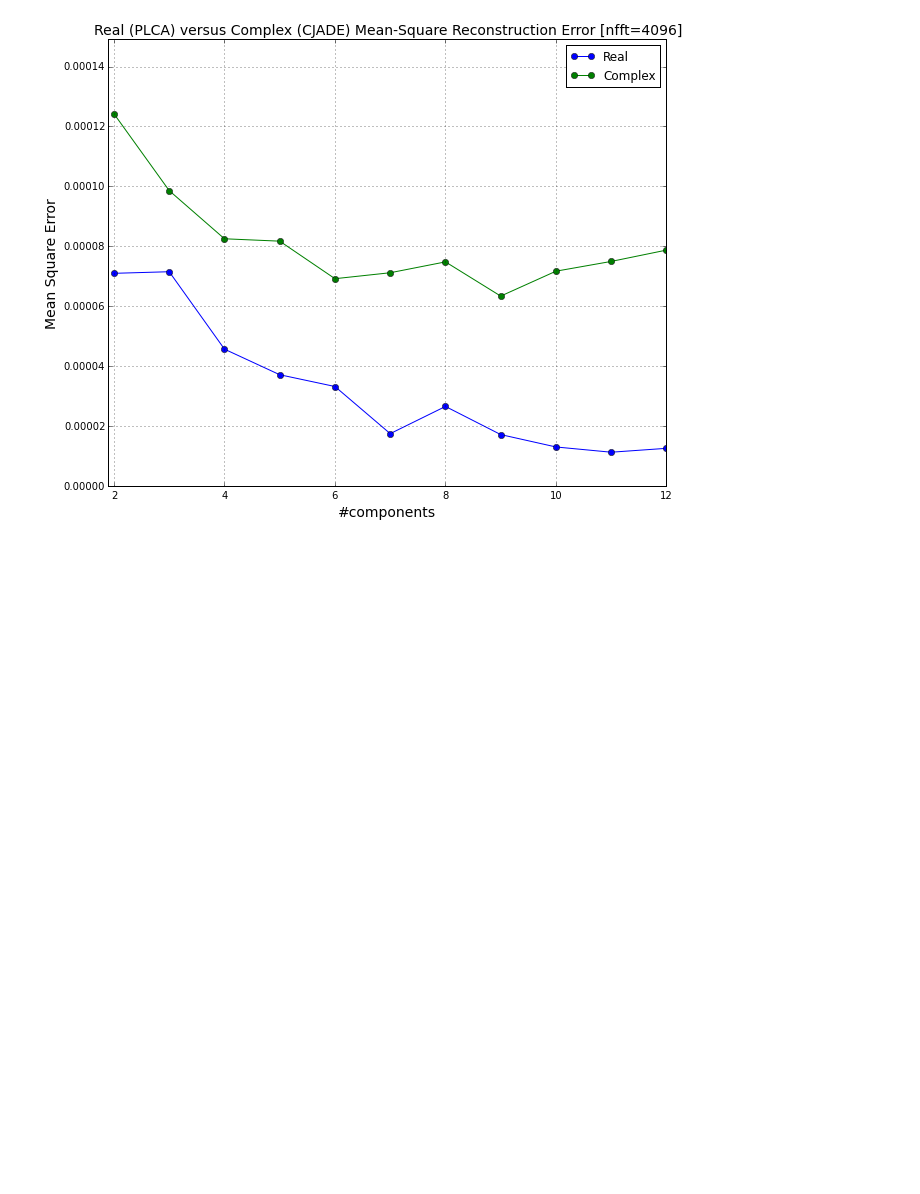
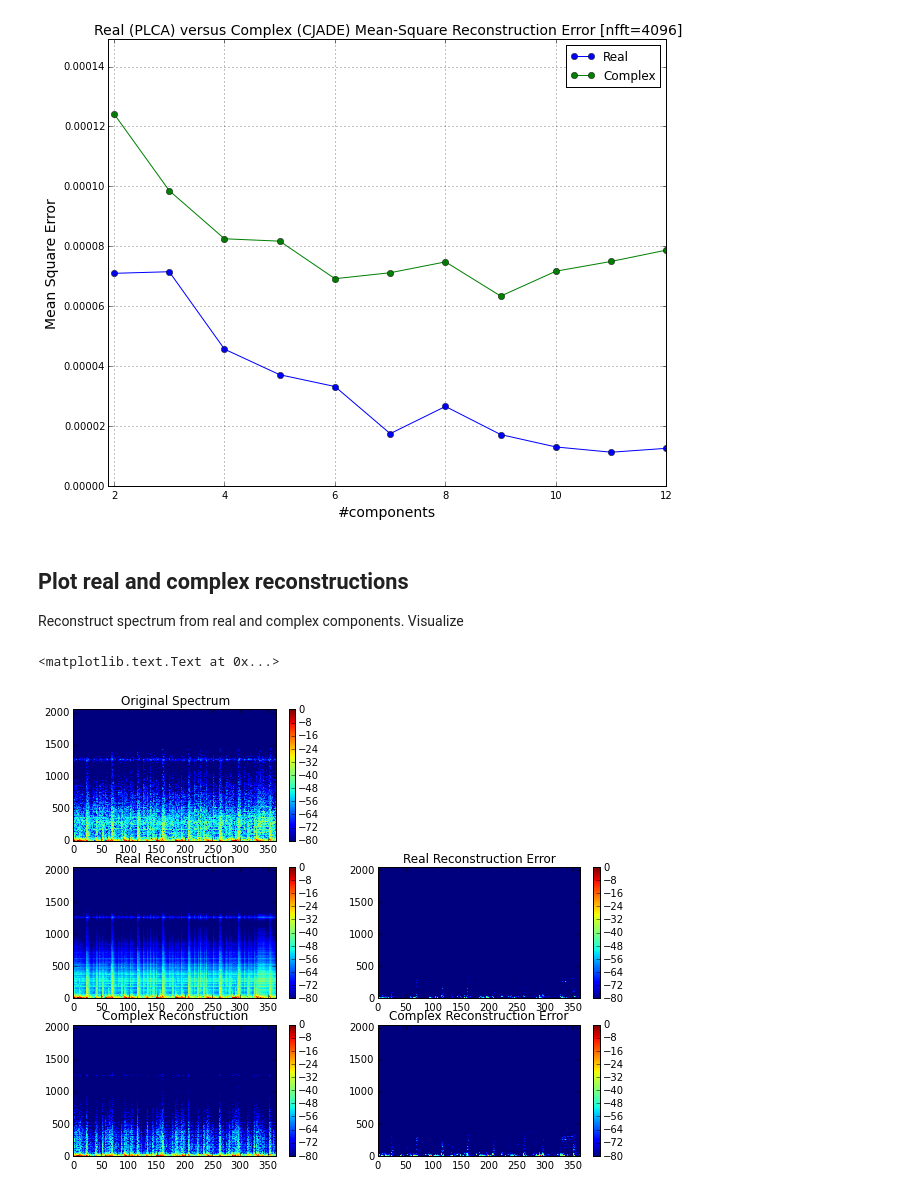
Before and after one commit to bregmanstudio/cseparate, a Jupyter notebook: complexrealseparate.ipynb, the cells around one changed output. Cells and saved outputs as stored; diff of their text form; code cells hidden in the pictures; blank space fills up the shorter version.

Commit message:
plot reconstructions/errors

```diff
--- a/complexrealseparate.ipynb
+++ b/complexrealseparate.ipynb
@@ -77,3 +77,51 @@ axis(xmin=1.9, ymax=max(max(real_err),max(cmplx_err))*1.2) # Autoscale y axis
 grid()
 # %% [output]
 [figure]
+# %% [markdown]
+## Plot real and complex reconstructions
+
+Reconstruct spectrum from real and complex components. Visualize
+# %%
+x = x - x.mean() # center the original signal
+x = x / abs(x).max() # normalize the original signal
+real_ncomps = argmin(real_err)+2 # The component range was (2,13)
+cmplx_ncomps = argmin(cmplx_err)+2
+N=4096;W=N/2;H=N/4 # FFT parameters
+Xo = LinearFrequencySpectrum(x, nfft=N, wfft=W, nhop=H)
+oX = Xo.X # grab the real magnitude spectrum
+oX = feature_scale(oX, normalize=1) # ORIGINAL |STFT| normalized
+# REAL RECONSTRUCTION (normalized)
+Xr = LinearFrequencySpectrum(x, nfft=N, wfft=W, nhop=H)
+Xr.separate(cls=PLCA, n=real_ncomps) # real separation (PLCA)
+# REAL ERROR
+rX = array(Xr.X_hat)[:,:,:oX.shape[1]].sum(0) # Real spectral components summed
+rX = feature_scale(rX, normalize=1) # Normalize
+sqerr_real = (oX - rX)**2
+# COMPLEX RECONSTRUCTION (normalized)
+xci, xc = cs.cseparate(x,cmplx_ncomps,N,H,W) # complex separation (CJADE)
+xc = xc-xc.mean() # center
+xc = xc/abs(xc).max() # normalize
+Xc = LinearFrequencySpectrum(xc, nfft=N, wfft=W, nhop=H)
+# COMPLEX ERROR
+cX = Xc.X[:,:oX.shape[1]] # Complex spectral components already summed by cseparate
+cX = feature_scale(cX, normalize=1)
+sqerr_cmplx = (oX - cX)**2
+# %%
+subplot(321)
+feature_plot(oX,dbscale=1,nofig=1,vmin=-80,vmax=0)
+title('Original Spectrum')
+subplot(323)
+feature_plot(rX,dbscale=1,nofig=1,vmin=-80,vmax=0)
+title('Real Reconstruction')
+subplot(324)
+feature_plot(sqerr_real,dbscale=1,nofig=1,vmin=-80,vmax=0)
+title('Real Reconstruction Error')
+subplot(325)
+feature_plot(cX,dbscale=1,nofig=1,vmin=-80,vmax=0)
+title('Complex Reconstruction')
+subplot(326)
+feature_plot(sqerr_cmplx,dbscale=1,nofig=1,vmin=-80,vmax=0)
+title('Complex Reconstruction Error')
+# %% [output]
+<matplotlib.text.Text at 0x...>
+[figure, added]
```
